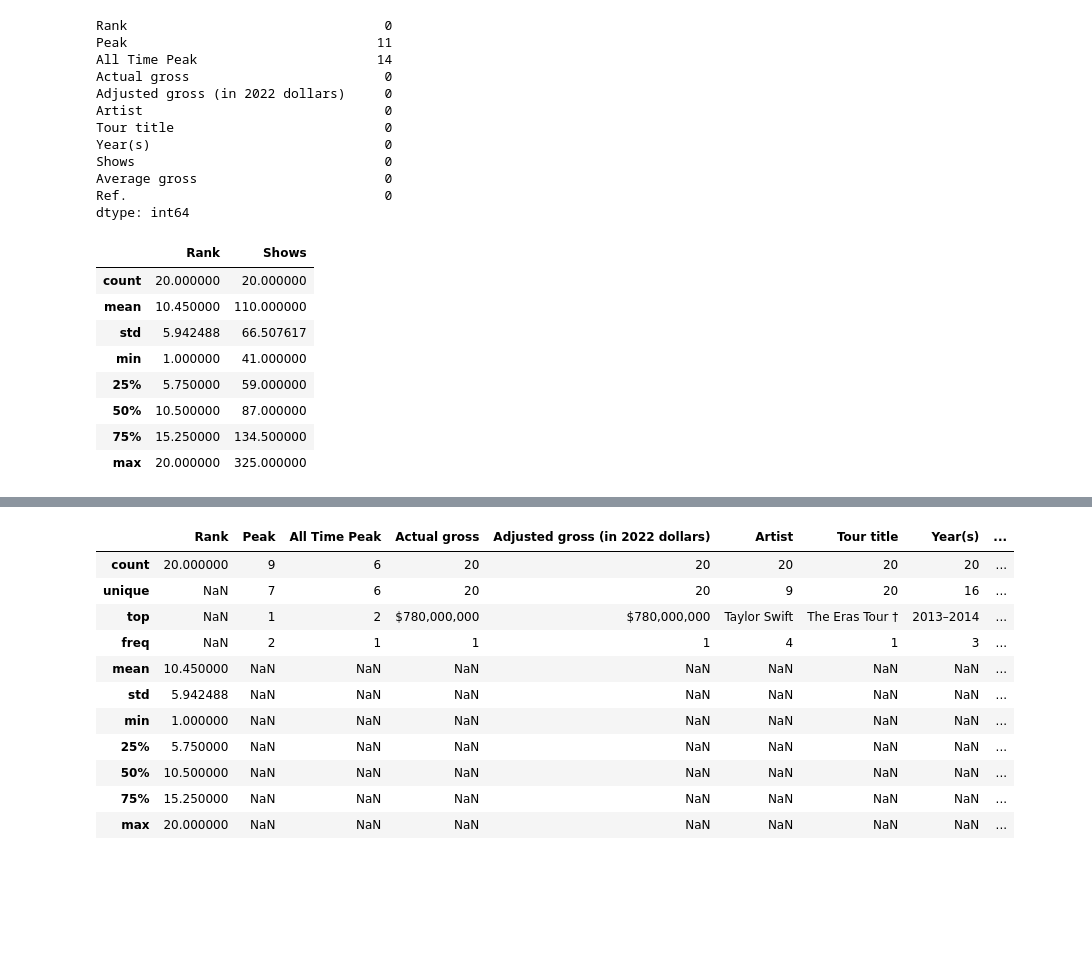
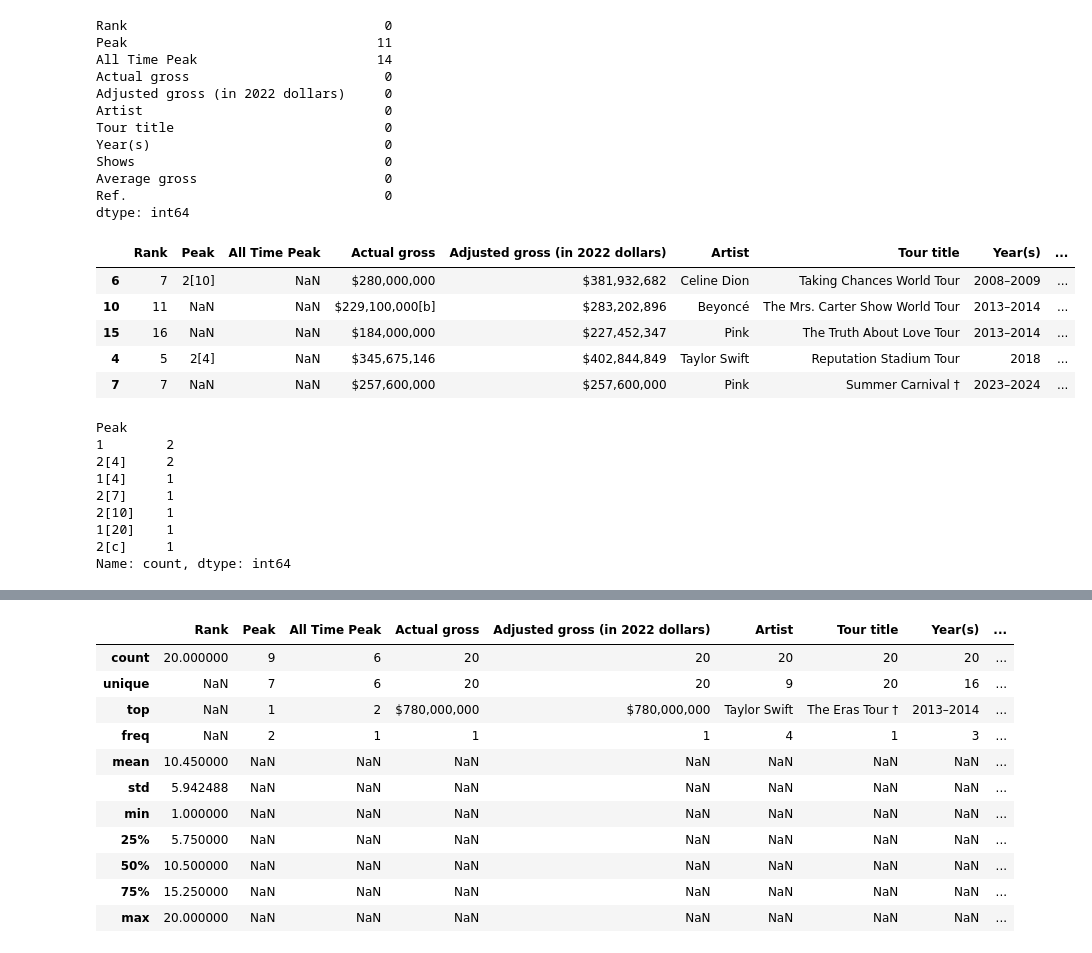
Before and after one commit to Usmanrajaa/python, a Jupyter notebook: pandas/p3.ipynb, the cells around one changed output, grey strips where cells are left out. Cells and saved outputs as stored; diff of their text form; code cells hidden in the pictures; blank space fills up the shorter version.

```diff
--- a/pandas/p3.ipynb
+++ b/pandas/p3.ipynb
@@ -90,15 +62,24 @@ Shows                                0
 Average gross                        0
 Ref.                                 0
 dtype: int64
-# %%
-data.describe()
-# %% [output]
-|  | Rank | Shows |
-| count | 20.000000 | 20.000000 |
-| mean | 10.450000 | 110.000000 |
-| std | 5.942488 | 66.507617 |
-| min | 1.000000 | 41.000000 |
-| 25% | 5.750000 | 59.000000 |
-| 50% | 10.500000 | 87.000000 |
-| 75% | 15.250000 | 134.500000 |
-| max | 20.000000 | 325.000000 |
+# %%
+data.sample(5)
+# %% [output]
+|  | Rank | Peak | All Time Peak | Actual gross | Adjusted gross (in 2022 dollars) | Artist | Tour title | Year(s) | ... |
+| 6 | 7 | 2[10] | NaN | $280,000,000 | $381,932,682 | Celine Dion | Taking Chances World Tour | 2008–2009 | ... |
+| 10 | 11 | NaN | NaN | $229,100,000[b] | $283,202,896 | Beyoncé | The Mrs. Carter Show World Tour | 2013–2014 | ... |
+| 15 | 16 | NaN | NaN | $184,000,000 | $227,452,347 | Pink | The Truth About Love Tour | 2013–2014 | ... |
+| 4 | 5 | 2[4] | NaN | $345,675,146 | $402,844,849 | Taylor Swift | Reputation Stadium Tour | 2018 | ... |
+| 7 | 7 | NaN | NaN | $257,600,000 | $257,600,000 | Pink | Summer Carnival † | 2023–2024 | ... |
+# %%
+data["Peak"].value_counts()
+# %% [output]
+Peak
+1        2
+2[4]     2
+1[4]     1
+2[7]     1
+2[10]    1
+1[20]    1
+2[c]     1
+Name: count, dtype: int64
```
Also changed, not shown: parts of 15 cells of this notebook, 9 other files.
